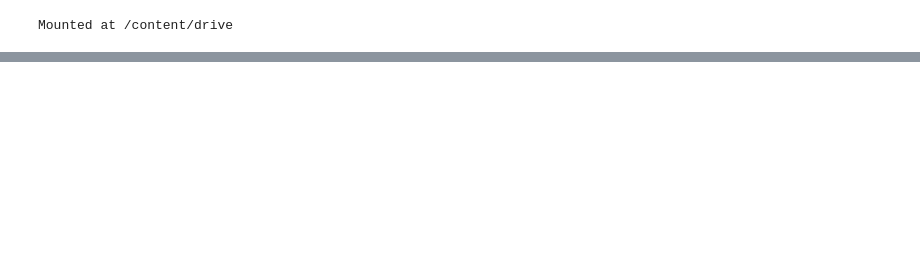
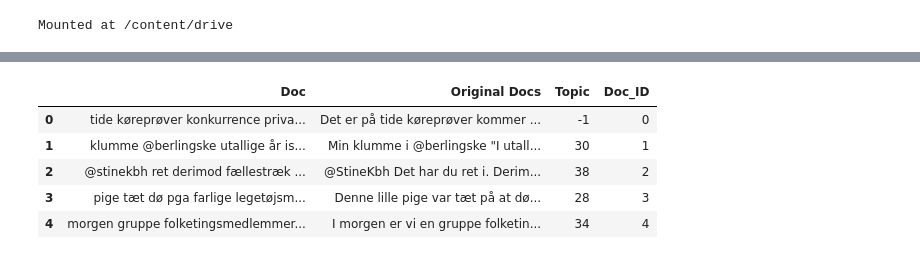
Before and after one commit to AndersGiovanni/ditw_project, a Jupyter notebook: src/clustering.ipynb, the cells around one changed output, grey strips where cells are left out. Drawn from its saved outputs; the diff is of its cells as text; code cells hidden in the pictures; blank space fills up the shorter version.

```diff
--- a/src/clustering.ipynb
+++ b/src/clustering.ipynb
@@ -313,5 +270,0 @@ NameError: ignored
-# %%
-for i in text[:40]:
-  print(i)
-  print(tweet_tokenizer(i))
-  print('------------------------')
@@ -317,0 +333,9 @@ for i in text[:40]:
+# %%
+docs_df.head()
+# %% [output]
+|  | Doc | Original Docs | Topic | Doc_ID |
+| 0 | tide køreprøver konkurrence priva... | Det er på tide køreprøver kommer ... | -1 | 0 |
+| 1 | klumme @berlingske utallige år is... | Min klumme i @berlingske "I utall... | 30 | 1 |
+| 2 | @stinekbh ret derimod fællestræk ... | @StineKbh Det har du ret i. Derim... | 38 | 2 |
+| 3 | pige tæt dø pga farlige legetøjsm... | Denne lille pige var tæt på at dø... | 28 | 3 |
+| 4 | morgen gruppe folketingsmedlemmer... | I morgen er vi en gruppe folketin... | 34 | 4 |
```
Also changed, not shown: parts of 36 cells of this notebook, 3 other files.
